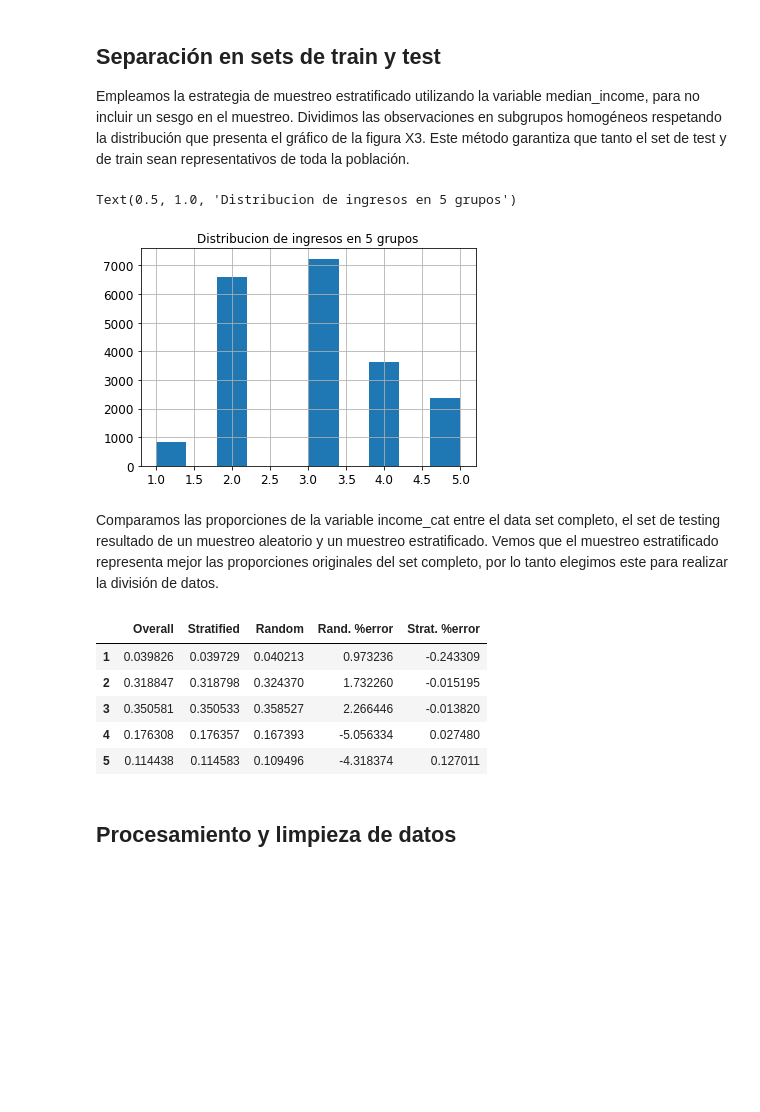
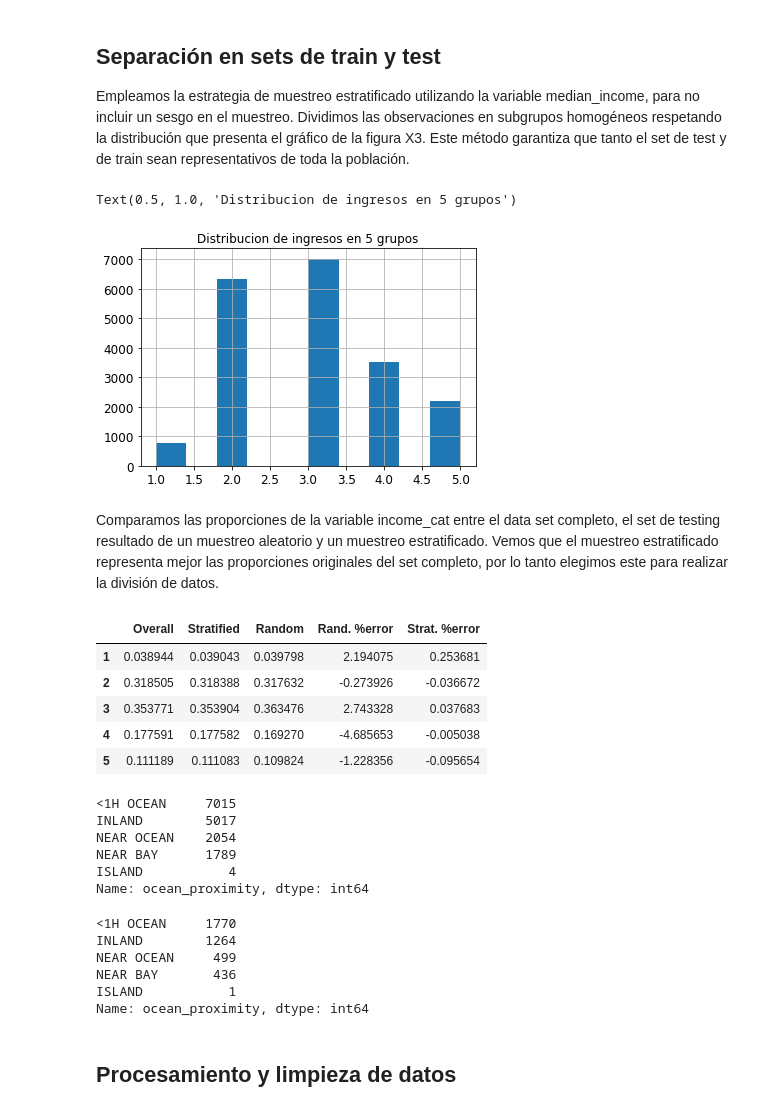
Before and after one commit to kugelblitz1235/Tp1-Reconocimiento-de-patrones, a Jupyter notebook: Informe1.ipynb, the cells around one changed output. Cells and saved outputs as stored; diff of their text form; code cells hidden in the pictures; blank space fills up the shorter version.

```diff
--- a/Informe1.ipynb
+++ b/Informe1.ipynb
@@ -207,0 +212,20 @@ with sns.axes_style("white"):
+# %%
+lof = LocalOutlierFactor(contamination=0.4)
+
+#primero saco los nans
+dataSet_withoutnan = housing.dropna().copy()
+
+#selecciono los atributos sobre los cuales voy a estduiar la presencia de outliers
+names = ['housing_median_age', 'total_rooms', 'total_bedrooms', 'population', 'households', 'median_income', 'median_house_value']
+housingForOutliers = dataSet_withoutnan[names].copy()
+
+#predicción de outliers
+InOrOut = lof.fit_predict(housingForOutliers)
+
+mask = InOrOut != -1
+mask_series = pd.Series(mask)
+print(np.unique(mask, return_counts=True))
+
+#filtrado de los outliers
+housing_filtered = dataSet_withoutnan[mask_series.values].copy()
+data_for_split = housing_filtered.reset_index(drop=True).copy()
@@ -212,30 +247,30 @@ with sns.axes_style("white"):
 
 Empleamos la estrategia de muestreo estratificado utilizando la variable median_income, para no incluir un sesgo en el muestreo. Dividimos las observaciones en subgrupos homogéneos respetando la distribución que presenta el gráfico de la figura X3. Este método garantiza que tanto el set de test y de train sean representativos de toda la población.
 # %%
-housing["income_cat"] = pd.cut(housing["median_income"],
+data_for_split["income_cat"] = pd.cut(data_for_split["median_income"],
                                bins=[0., 1.5, 3.0, 4.5, 6., np.inf],
                                labels=[1, 2, 3, 4, 5])
-housing["income_cat"].hist()
+data_for_split["income_cat"].hist()
 plt.title("Distribucion de ingresos en 5 grupos")
 # %% [output]
 Text(0.5, 1.0, 'Distribucion de ingresos en 5 grupos')
-[figure, old version]
+[figure, new version]
 # %% [markdown]
 Comparamos las proporciones de la variable income_cat entre el data set completo, el set de testing resultado de un muestreo aleatorio y un muestreo estratificado. Vemos que el muestreo estratificado representa mejor las proporciones originales del set completo, por lo tanto elegimos este para realizar la división de datos.
 # %%
-split = StratifiedShuffleSplit(n_splits=1, test_size=0.2, random_state=42)
-for train_index, test_index in split.split(housing, housing["income_cat"]):
-    strat_train_set = housing.loc[train_index]
-    strat_test_set = housing.loc[test_index]
+split = StratifiedShuffleSplit(n_splits=1, test_size=0.2, random_state=6)
+for train_index, test_index in split.split(data_for_split, data_for_split["income_cat"]):
+    strat_train_set = data_for_split.loc[train_index]
+    strat_test_set = data_for_split.loc[test_index]
 
 def income_cat_proportions(data):
     return data["income_cat"].value_counts() / len(data)
 
 
-train_set, test_set = train_test_split(housing, test_size=0.2, random_state=42)
+train_set, test_set = train_test_split(data_for_split, test_size=0.2, random_state=6)
 
 compare_props = pd.DataFrame({
-    "Overall": income_cat_proportions(housing),
+    "Overall": income_cat_proportions(data_for_split),
     "Stratified": income_cat_proportions(strat_test_set),
     "Random": income_cat_proportions(test_set),
 }).sort_index()
@@ -245,11 +280,29 @@ compare_props["Strat. %error"] = 100 * compare_props["Stratified"] / compare_pro
 compare_props
 # %% [output]
 |  | Overall | Stratified | Random | Rand. %error | Strat. %error |
-| 1 | 0.039826 | 0.039729 | 0.040213 | 0.973236 | -0.243309 |
-| 2 | 0.318847 | 0.318798 | 0.324370 | 1.732260 | -0.015195 |
-| 3 | 0.350581 | 0.350533 | 0.358527 | 2.266446 | -0.013820 |
-| 4 | 0.176308 | 0.176357 | 0.167393 | -5.056334 | 0.027480 |
-| 5 | 0.114438 | 0.114583 | 0.109496 | -4.318374 | 0.127011 |
+| 1 | 0.038944 | 0.039043 | 0.039798 | 2.194075 | 0.253681 |
+| 2 | 0.318505 | 0.318388 | 0.317632 | -0.273926 | -0.036672 |
+| 3 | 0.353771 | 0.353904 | 0.363476 | 2.743328 | 0.037683 |
+| 4 | 0.177591 | 0.177582 | 0.169270 | -4.685653 | -0.005038 |
+| 5 | 0.111189 | 0.111083 | 0.109824 | -1.228356 | -0.095654 |
+# %%
+strat_train_set['ocean_proximity'].value_counts()
+# %% [output]
+<1H OCEAN     7015
+INLAND        5017
+NEAR OCEAN    2054
+NEAR BAY      1789
+ISLAND           4
+Name: ocean_proximity, dtype: int64
+# %%
+strat_test_set['ocean_proximity'].value_counts()
+# %% [output]
+<1H OCEAN     1770
+INLAND        1264
+NEAR OCEAN     499
+NEAR BAY       436
+ISLAND           1
+Name: ocean_proximity, dtype: int64
 # %% [markdown]
 ## Procesamiento y limpieza de datos
 # %%
```
Also changed, not shown: parts of 17 cells of this notebook, 2 other files.
